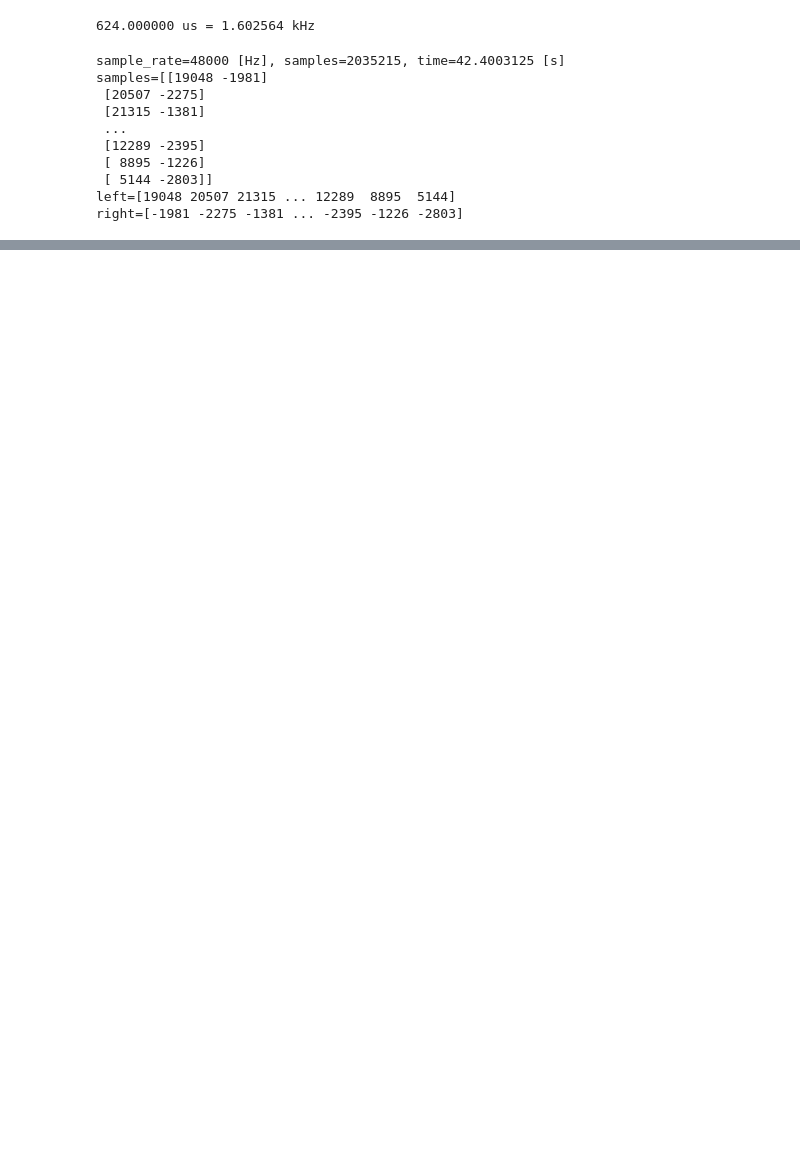
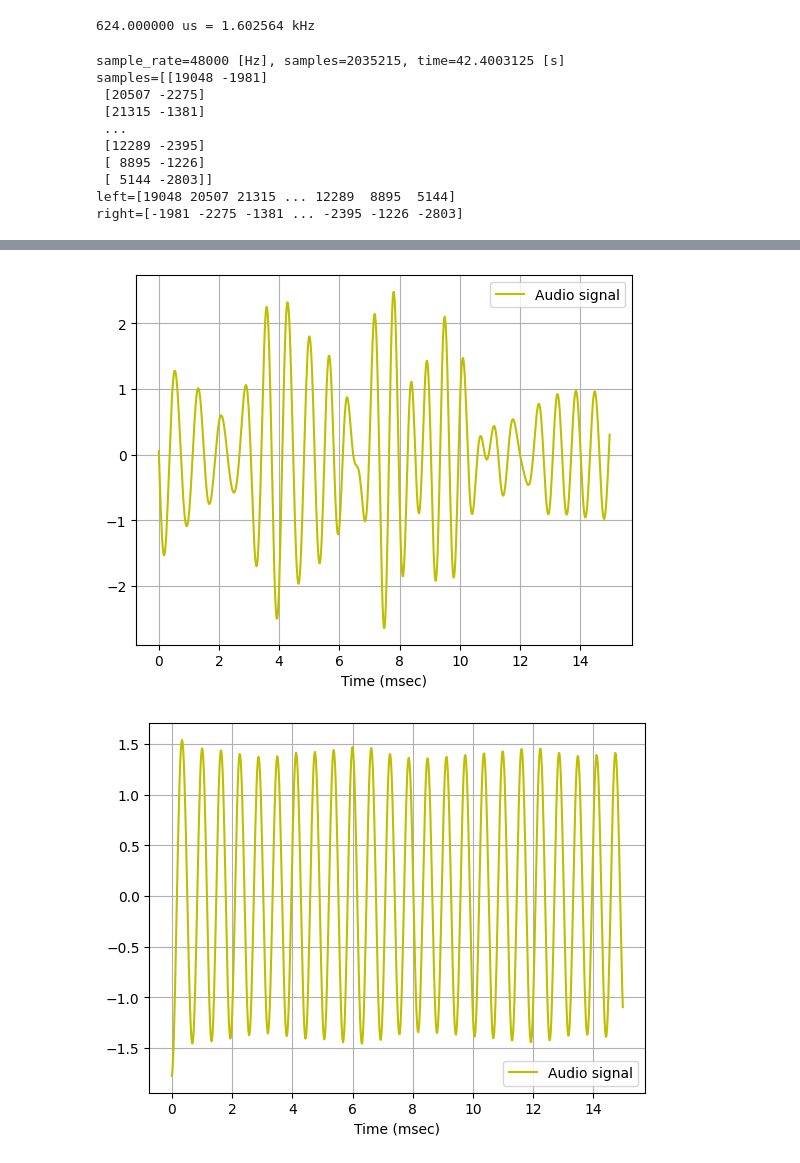
Before and after one commit to charlieh0tel/ddf_analysis, a Jupyter notebook: DopplerAnalysis1.ipynb, the cells around one changed output, grey strips where cells are left out. Drawn from its saved outputs; the diff is of its cells as text; code cells hidden in the pictures; blank space fills up the shorter version.

```diff
--- a/DopplerAnalysis1.ipynb
+++ b/DopplerAnalysis1.ipynb
@@ -134,0 +120,8 @@ plot_audio(tvec,n,right,right_filtered_audio)
+# %%
+l_norm = (left_filtered_audio - left_filtered_audio.mean()) / left_filtered_audio.std()
+r_norm = (right_filtered_audio - right_filtered_audio.mean()) / right_filtered_audio.std()
+plot_audio(tvec, n, l_norm)
+plot_audio(tvec, n, r_norm)
+# %% [output]
+[figure, added]
+[figure, added]
```
Also changed, not shown: parts of 5 cells of this notebook.
